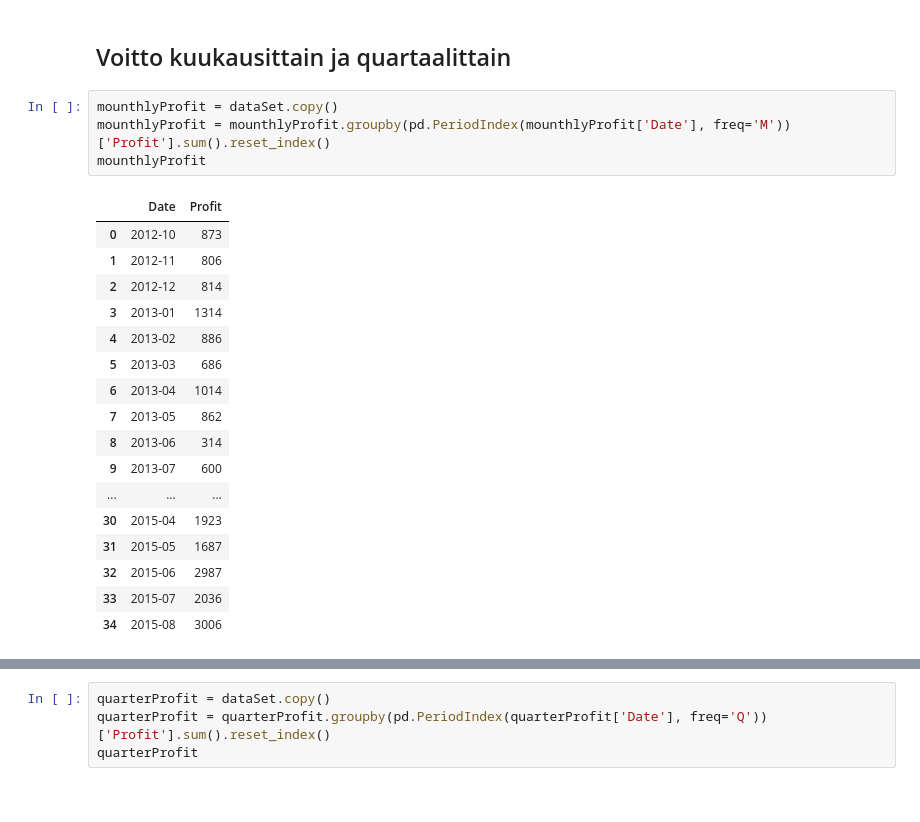
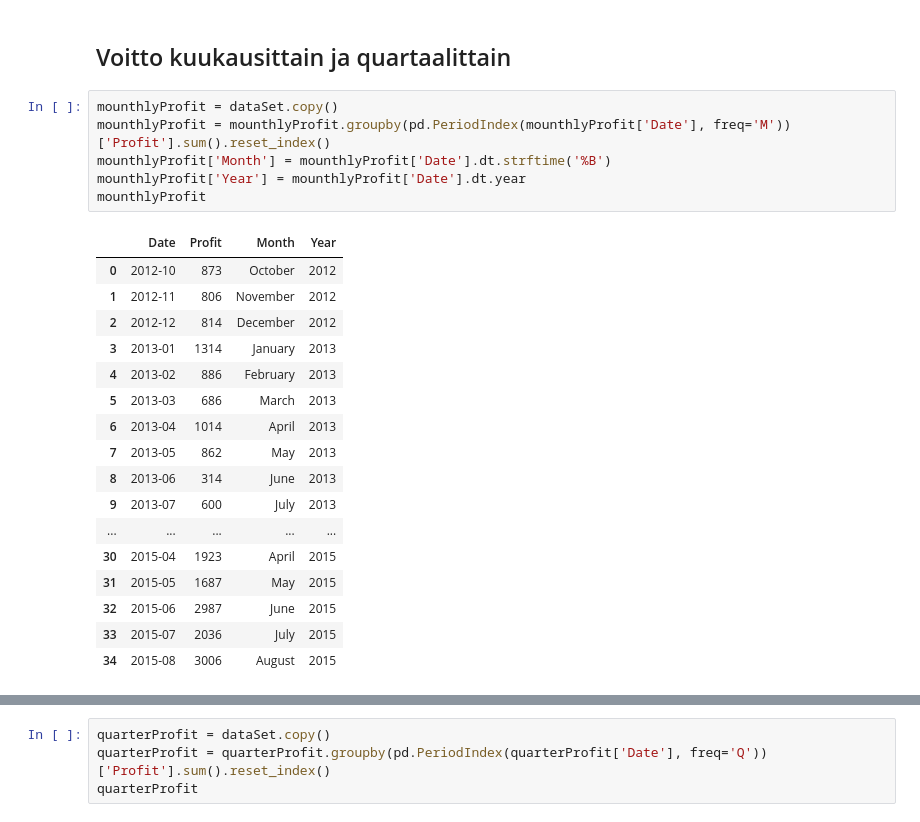
Before and after one commit to R3adyPro/Coffee-Chain-Sales, a Jupyter notebook: main.ipynb, the cells around one changed output, grey strips where cells are left out. Cells and saved outputs as stored; diff of their text form.

```diff
--- a/main.ipynb
+++ b/main.ipynb
@@ -112,22 +113,24 @@ plt.show()
 # %%
 mounthlyProfit = dataSet.copy()
 mounthlyProfit = mounthlyProfit.groupby(pd.PeriodIndex(mounthlyProfit['Date'], freq='M'))['Profit'].sum().reset_index()
+mounthlyProfit['Month'] = mounthlyProfit['Date'].dt.strftime('%B')
+mounthlyProfit['Year'] = mounthlyProfit['Date'].dt.year
 mounthlyProfit
 # %% [output]
-|  | Date | Profit |
-| 0 | 2012-10 | 873 |
-| 1 | 2012-11 | 806 |
-| 2 | 2012-12 | 814 |
-| 3 | 2013-01 | 1314 |
-| 4 | 2013-02 | 886 |
-| 5 | 2013-03 | 686 |
-| 6 | 2013-04 | 1014 |
-| 7 | 2013-05 | 862 |
-| 8 | 2013-06 | 314 |
-| 9 | 2013-07 | 600 |
-| ... | ... | ... |
-| 30 | 2015-04 | 1923 |
-| 31 | 2015-05 | 1687 |
-| 32 | 2015-06 | 2987 |
-| 33 | 2015-07 | 2036 |
-| 34 | 2015-08 | 3006 |
+|  | Date | Profit | Month | Year |
+| 0 | 2012-10 | 873 | October | 2012 |
+| 1 | 2012-11 | 806 | November | 2012 |
+| 2 | 2012-12 | 814 | December | 2012 |
+| 3 | 2013-01 | 1314 | January | 2013 |
+| 4 | 2013-02 | 886 | February | 2013 |
+| 5 | 2013-03 | 686 | March | 2013 |
+| 6 | 2013-04 | 1014 | April | 2013 |
+| 7 | 2013-05 | 862 | May | 2013 |
+| 8 | 2013-06 | 314 | June | 2013 |
+| 9 | 2013-07 | 600 | July | 2013 |
+| ... | ... | ... | ... | ... |
+| 30 | 2015-04 | 1923 | April | 2015 |
+| 31 | 2015-05 | 1687 | May | 2015 |
+| 32 | 2015-06 | 2987 | June | 2015 |
+| 33 | 2015-07 | 2036 | July | 2015 |
+| 34 | 2015-08 | 3006 | August | 2015 |
```
Also changed, not shown: parts of 14 cells of this notebook.
